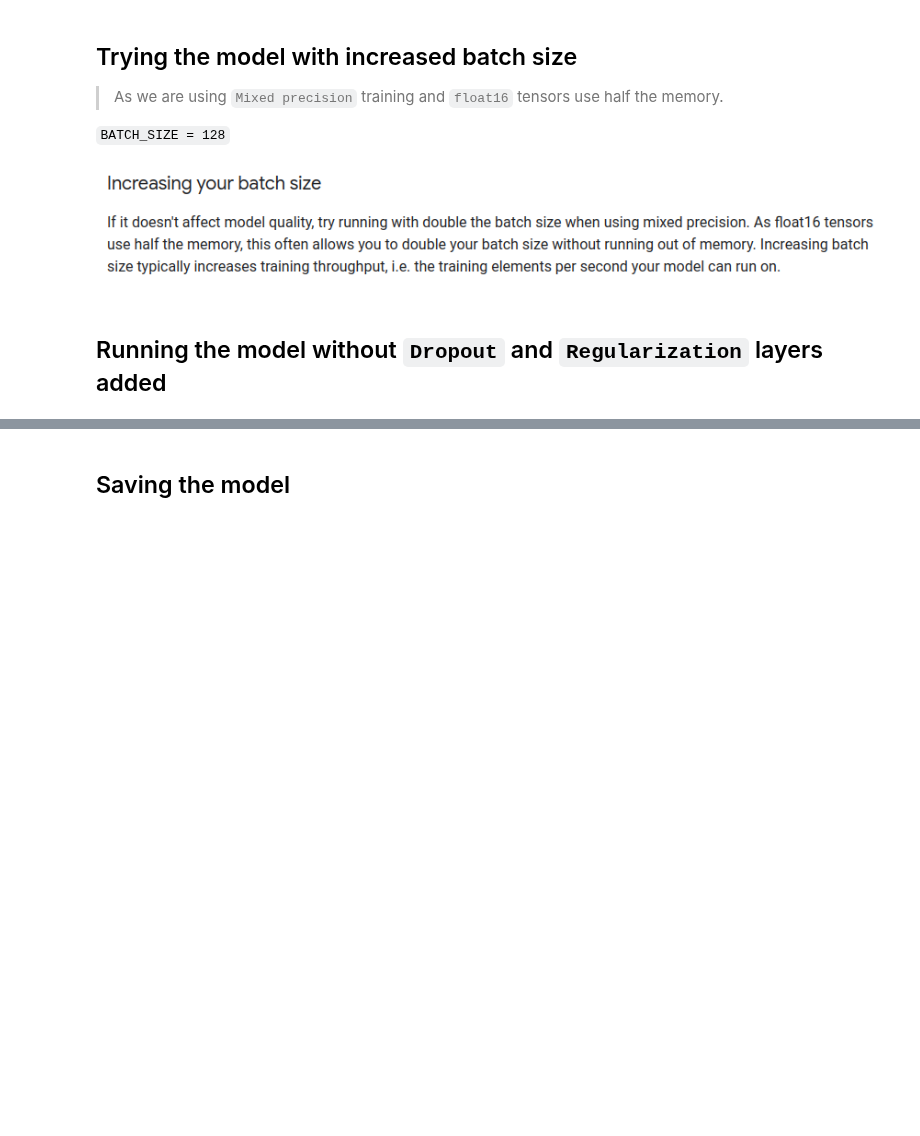
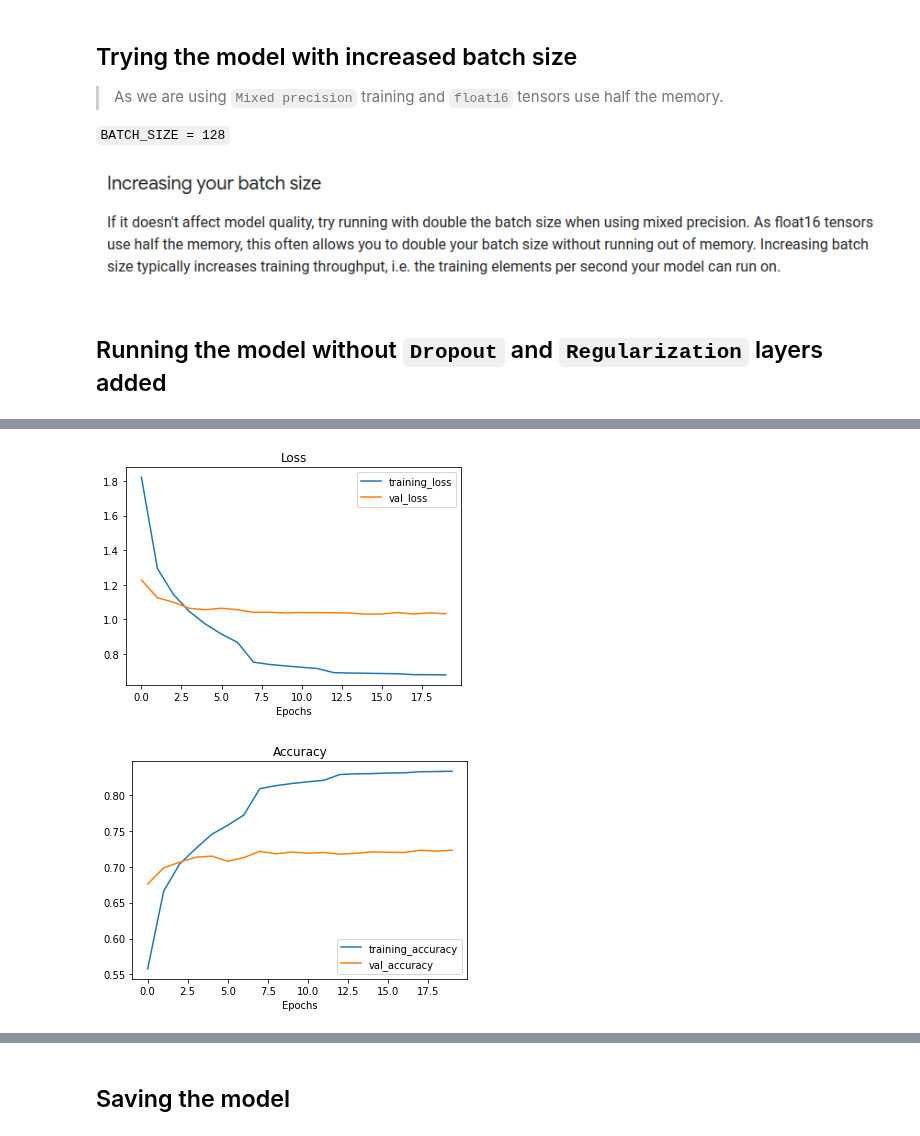
Before and after one commit to arghanath007/Data-Science, a Jupyter notebook: Deep Learning/Transfer Learning/Food_Vision.ipynb, the cells around one changed output, grey strips where cells are left out. Cells and saved outputs as stored; diff of their text form; code cells hidden in the pictures; blank space fills up the shorter version.

```diff
--- a/Deep Learning/Transfer Learning/Food_Vision.ipynb
+++ b/Deep Learning/Transfer Learning/Food_Vision.ipynb
@@ -364,10 +366,10 @@ train_data
 <PrefetchDataset element_spec=(TensorSpec(shape=(None, None, 3), dtype=tf.uint8, name=None), TensorSpec(shape=(), dtype=tf.int64, name=None))>
 # %%
 # Mapped the preprocessing function to training data
-train_data= train_data.map(map_func= preprocess_image, num_parallel_calls=tf.data.AUTOTUNE) # Tensorflow is going to automatically, tune the number of process the function uses.
+train_data_processes= train_data.map(map_func= preprocess_image, num_parallel_calls=tf.data.AUTOTUNE) # Tensorflow is going to automatically, tune the number of process the function uses.
 
 # Shuffle train_data and turn it into batches and prefetch it(loading the data faster)
-train_data= train_data.shuffle(buffer_size=1000).batch(batch_size=32).prefetch(buffer_size=tf.data.AUTOTUNE) # It is going to shuffle 1000 sampples at a time
+train_data_processes= train_data_processes.shuffle(buffer_size=1000).batch(batch_size=32).prefetch(buffer_size=tf.data.AUTOTUNE) # It is going to shuffle 1000 sampples at a time
 
 # Mapped the preprocessing function to test data
-test_data= test_data.map(map_func= preprocess_image, num_parallel_calls=tf.data.AUTOTUNE).batch(32).prefetch(tf.data.AUTOTUNE)
+test_data_processes= test_data.map(map_func= preprocess_image, num_parallel_calls=tf.data.AUTOTUNE).batch(32).prefetch(tf.data.AUTOTUNE)
@@ -390,5 +396,6 @@ from helper_functions import  create_tensorboard_callback, model_check_point_cal
 # %%
 tensorboard_callback= create_tensorboard_callback("transfer_learning", "101_classes_feature_extraction_all_data")
-checkpoint_callback=model_check_point_callback("checkpoints", save_weights_only=True, save_best_only=True, monitor="val_accuracy")
-early_stopping_callback= create_early_stopping_callback(monitor="val_accuracy", patience=3)
+checkpoint_callback=model_check_point_callback("checkpoints", save_weights_only=True, save_best_only=True, monitor="val_loss")
+early_stopping_callback= create_early_stopping_callback(monitor="val_loss", patience=5)
+learning_rate_reduce_callback= reduce_learning_rate_callback(monitor="val_loss", factor=0.2, patience=2, minimum_lr=1e-7)
 # %% [output]
@@ -620,9 +570,9 @@ x= base_model(inputs, training=False)
 x= layers.GlobalAveragePooling2D()(x)
 x=layers.Dense(len(class_names))(x)
 outputs= layers.Activation("softmax", dtype=tf.float32, name="softmax_float32")(x)
-model_1= tf.keras.Model(inputs, outputs)
+model_2= tf.keras.Model(inputs, outputs)
 
-model_1.compile(loss="sparse_categorical_crossentropy", metrics=["accuracy"], optimizer=tf.keras.optimizers.Adam())
+model_2.compile(loss="sparse_categorical_crossentropy", metrics=["accuracy"], optimizer=tf.keras.optimizers.Adam())
 
-history_feature_extraction_1= model_1.fit(train_data, epochs=15, steps_per_epoch=len(train_data), validation_data=test_data, validation_steps=int(0.15 * len(test_data)), callbacks=[tensorboard_callback, checkpoint_callback, early_stopping_callback])
+history_feature_extraction_2= model_2.fit(train_data_processes, epochs=100, steps_per_epoch=len(train_data_processes), validation_data=test_data_processes, validation_steps=int(0.15 * len(test_data_processes)), callbacks=[tensorboard_callback, checkpoint_callback, early_stopping_callback, learning_rate_reduce_callback])
 # %% [output]
@@ -651,2 +602,5 @@ result_feature_extraction_1
 # %%
-plot_loss_curves(history_feature_extraction_1)
+plot_loss_curves(history_feature_extraction_2)
+# %% [output]
+[figure, added]
+[figure, added]
```
Also changed, not shown: parts of 105 cells of this notebook, 1 other file.
